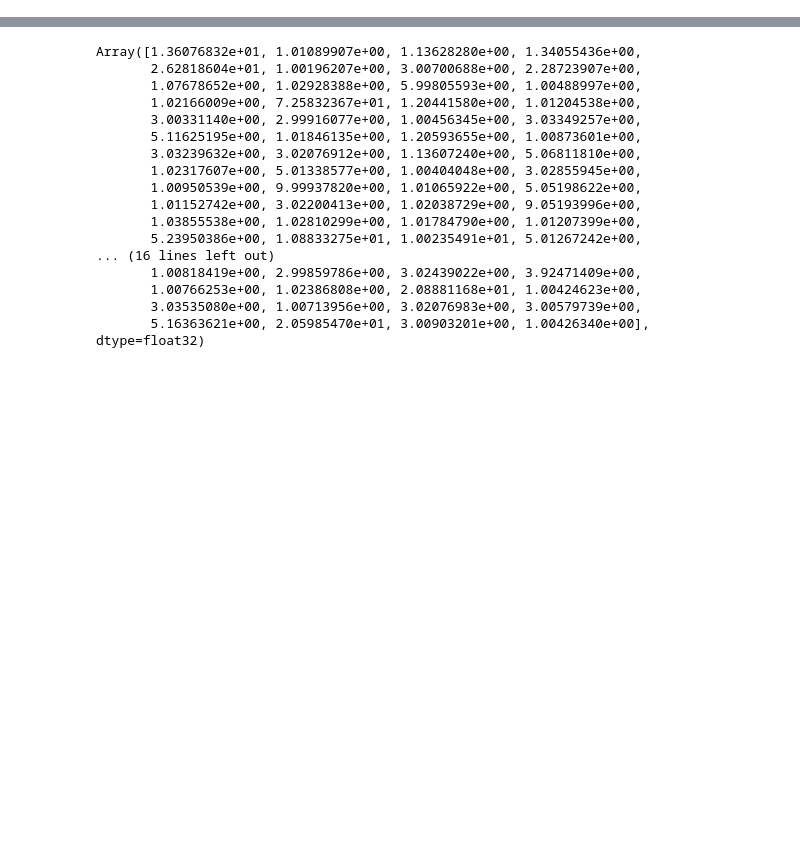
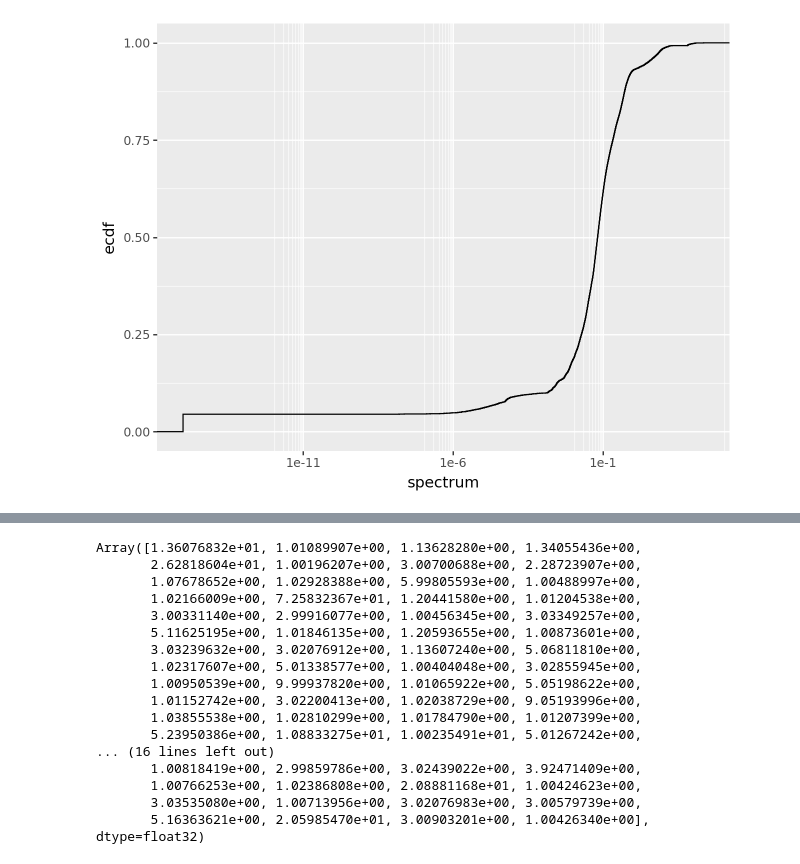
Before and after one commit to dashstander/deep-parity, a Jupyter notebook: analysis_jax.ipynb, the cells around one changed output, grey strips where cells are left out. Drawn from its saved outputs; the diff is of its cells as text; code cells hidden in the pictures; blank space fills up the shorter version.

Commit message:
Hessian stuff
Signed-off-by: Dashiell Stander <dstander@protonmail.com>

```diff
--- a/analysis_jax.ipynb
+++ b/analysis_jax.ipynb
@@ -65,15 +0,0 @@ def try_load_checkpoint(model_template, bucket_name, config, step):
-# %%
-n = 20
-model_dim = 128
-step = 30_000
-seed = 0
-
-config = {'model': {'n': n, 'model_dim': model_dim}, 'seed': seed}
-
-bucket_name = "deep-parity-training-0"
-
-key = jax.random.key(0)
-
-template = Perceptron(n, model_dim, key)
-
-model = try_load_checkpoint(template, bucket_name, config, step)
@@ -172,0 +109,17 @@ def max_min_ratio(tensor):
+# %%
+n = 20
+model_dim = 256
+step = 30_000
+seed = 0
+
+config = {'model': {'n': n, 'model_dim': model_dim}, 'seed': seed}
+
+model_bucket = "deep-parity-training-0"
+hessian_bucket = "deep-parity-hessian"
+
+key = jax.random.key(0)
+
+template = Perceptron(n, model_dim, key)
+
+model = try_load_checkpoint(template, model_bucket, config, step)
+FIM_final = try_load_fim(hessian_bucket, config, step)
@@ -172,0 +147,3 @@ def max_min_ratio(tensor):
+# %%
+
+fim_vals, fim_vecs = scipy.linalg.eigh(FIM_final)
@@ -172,0 +155,8 @@ def max_min_ratio(tensor):
+# %%
+from plotnine import stat_ecdf, scale_x_log10
+
+df = pl.DataFrame({'spectrum': np.clip(fim_vals, min=1.0e-15)})
+
+ggplot(df, aes(x='spectrum')) + stat_ecdf() + scale_x_log10()
+# %% [output]
+[figure, added]
```
Also changed, not shown: parts of 53 cells of this notebook, 1 other file.
